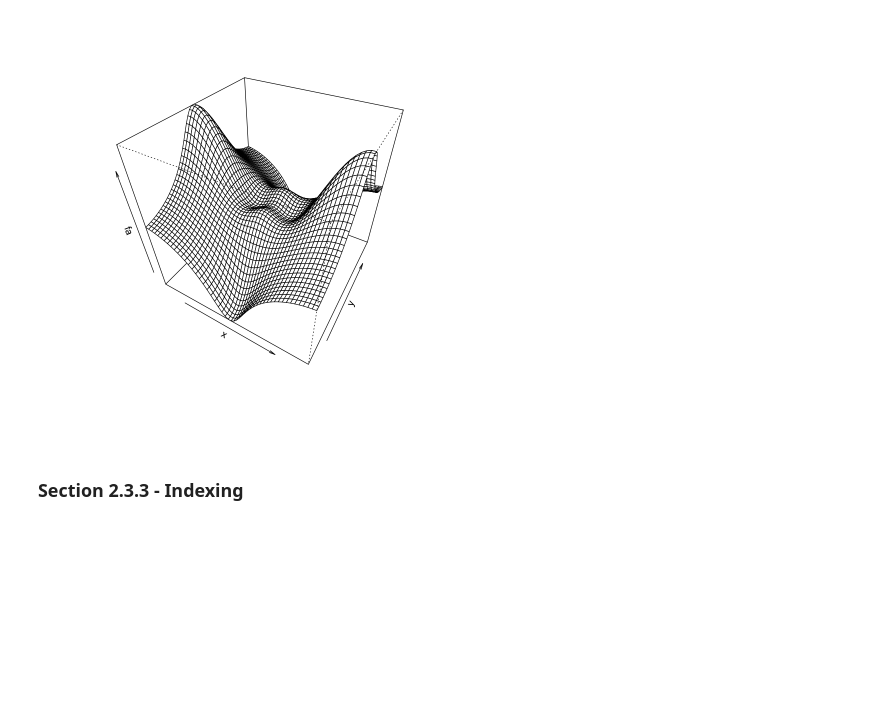
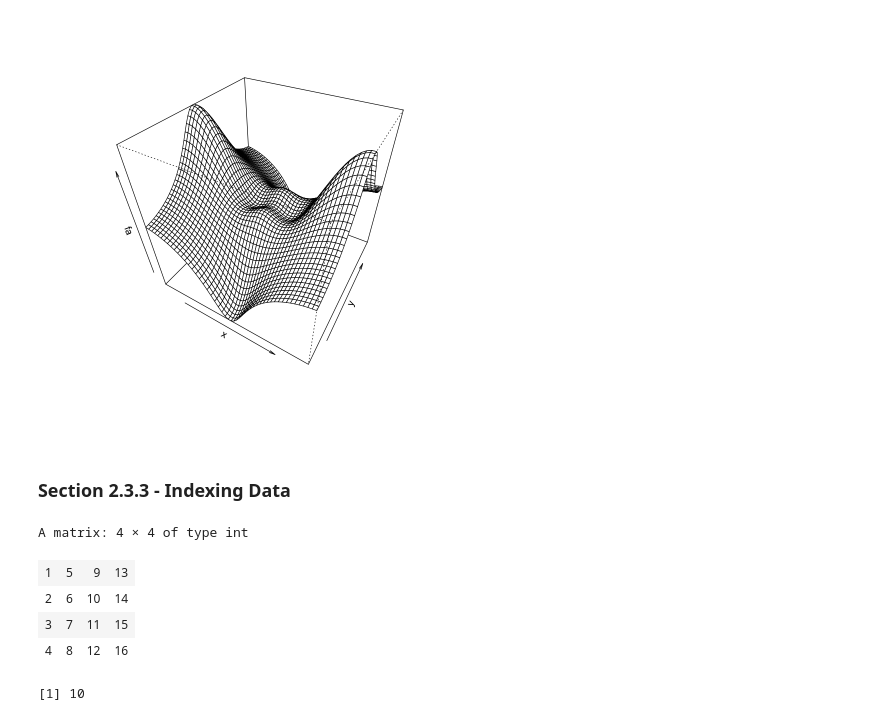
Before and after one commit to Corneliusluis/islr-code, a Jupyter notebook: r-version/ISLR-Ch-2.ipynb, the cells around one changed output. Saved outputs shown, nothing was run; the diff lists cells and outputs as text; code cells hidden in the pictures; blank space fills up the shorter version.

Commit message:
add code from section 2.3.3 about R indexing data commands

```diff
--- a/r-version/ISLR-Ch-2.ipynb
+++ b/r-version/ISLR-Ch-2.ipynb
@@ -222,4 +221,17 @@ persp(x, y, fa, theta = 30, phi = 40)
 # %% [output]
 [figure]
 # %% [markdown]
-### Section 2.3.3 - Indexing
+### Section 2.3.3 - Indexing Data
+# %%
+A = matrix(1:16, 4, 4)
+A
+
+# data can pulled from the matrix using this syntax. It will show the data from second row and third column of the matrix.
+A[2, 3]
+# %% [output]
+A matrix: 4 × 4 of type int
+| 1 | 5 | 9 | 13 |
+| 2 | 6 | 10 | 14 |
+| 3 | 7 | 11 | 15 |
+| 4 | 8 | 12 | 16 |
+[1] 10
```
Also changed, not shown: parts of 10 cells of this notebook, 1 other file.
